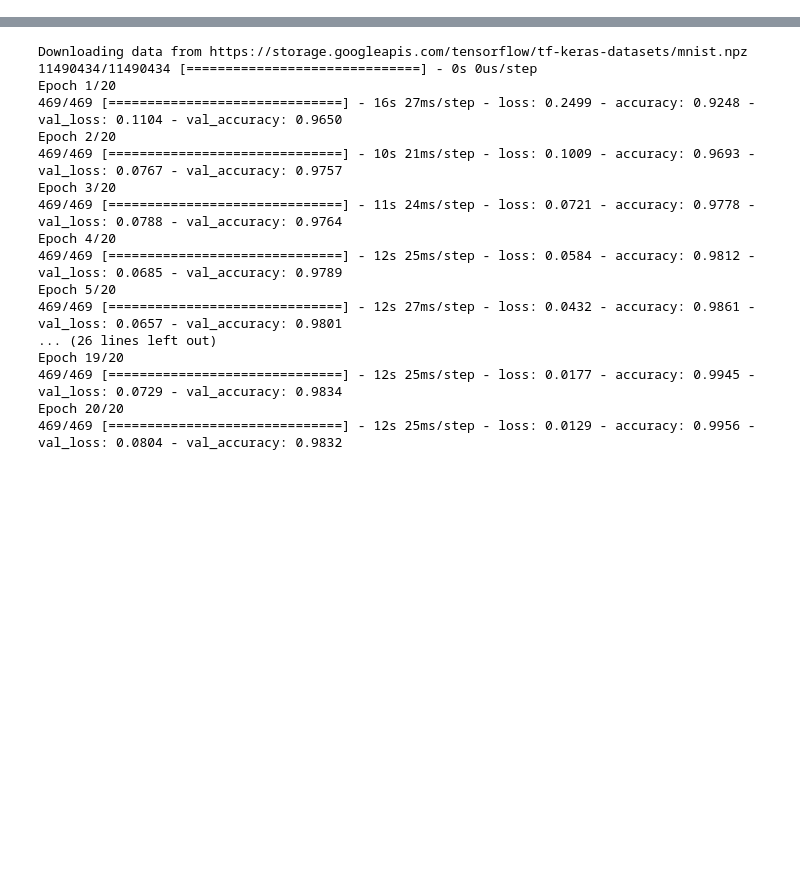
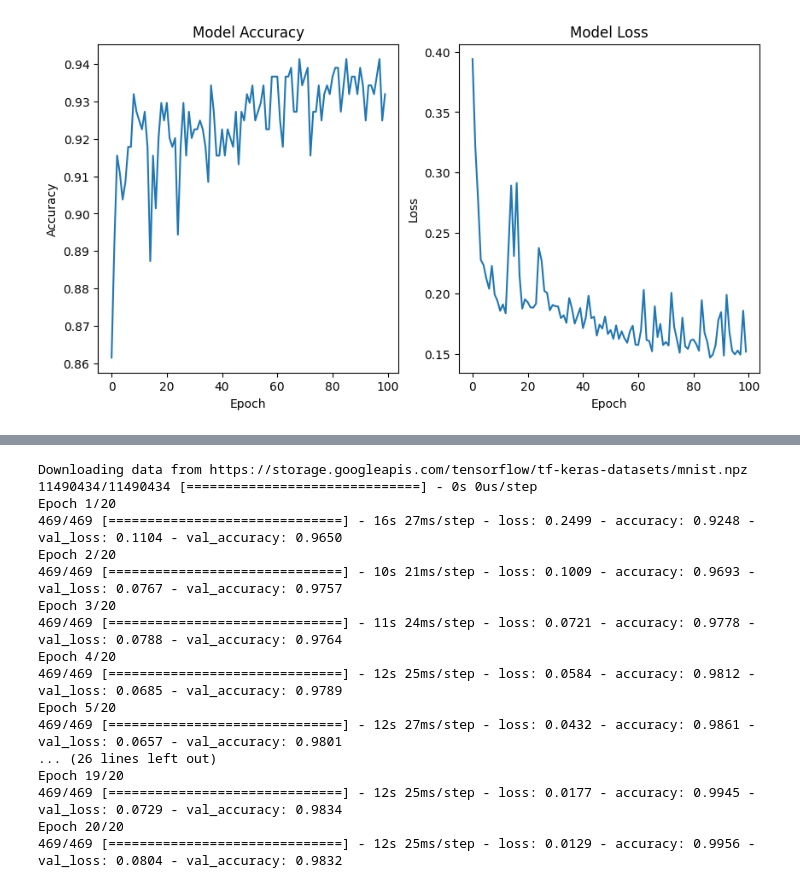
Before and after one commit to AkhilaBollepalli/ICP3, a Jupyter notebook: ICP3.ipynb, the cells around one changed output, grey strips where cells are left out. Saved outputs shown, nothing was run; the diff lists cells and outputs as text; code cells hidden in the pictures; blank space fills up the shorter version.

```diff
--- a/ICP3.ipynb
+++ b/ICP3.ipynb
@@ -1,6 +1,5 @@
 # %%
-# Add more Dense layers to the existing code and check how the accuracy changes
-
+#Add more Dense layers to the existing code and check how the accuracy changes.
 path_to_csv = '/content/breastcancer.csv'
 
 import keras
@@ -10,6 +9,7 @@ from keras.models import Sequential
 from keras.layers import Dense, Activation
 from sklearn.datasets import load_breast_cancer
 from sklearn.model_selection import train_test_split
+import matplotlib.pyplot as plt
 
 # loading dataset
 cancer_data = load_breast_cancer()
@@ -18,12 +18,35 @@ X_train, X_test, Y_train, Y_test = train_test_split(cancer_data.data, cancer_dat
 np.random.seed(155)
 my_nn_model = Sequential() # creating the model
 my_nn_model.add(Dense(20, input_dim=30, activation='relu')) # hidden layer 1
-my_nn_model.add(Dense(32, activation='relu'))
+my_nn_model.add(Dense(32, activation='relu')) # hidden layer 2
+my_nn_model.add(Dense(16, activation='relu')) # hidden layer 3
+my_nn_model.add(Dense(8, activation='relu')) # hidden layer 4
 my_nn_model.add(Dense(1, activation='sigmoid')) # output layer
 my_nn_model.compile(loss='binary_crossentropy', optimizer='adam', metrics=['acc'])
 my_nn_fitted = my_nn_model.fit(X_train, Y_train, epochs=100,
                          initial_epoch=0)
+
 print(my_nn_model.summary())
 print(my_nn_model.evaluate(X_test, Y_test))
+
+# Plot the accuracy graph
+accuracy_history = my_nn_fitted.history['acc']
+loss_history = my_nn_fitted.history['loss']
+
+plt.figure(figsize=(10, 5))
+
+plt.subplot(1, 2, 1)
+plt.plot(accuracy_history)
+plt.title('Model Accuracy')
+plt.xlabel('Epoch')
+plt.ylabel('Accuracy')
+
+plt.subplot(1, 2, 2)
+plt.plot(loss_history)
+plt.title('Model Loss')
+plt.xlabel('Epoch')
+plt.ylabel('Loss')
+
+plt.show()
 # %% [output]
 Epoch 1/100
@@ -45,0 +69 @@ None
+[figure, added]
```
Also changed, not shown: parts of 6 cells of this notebook.
